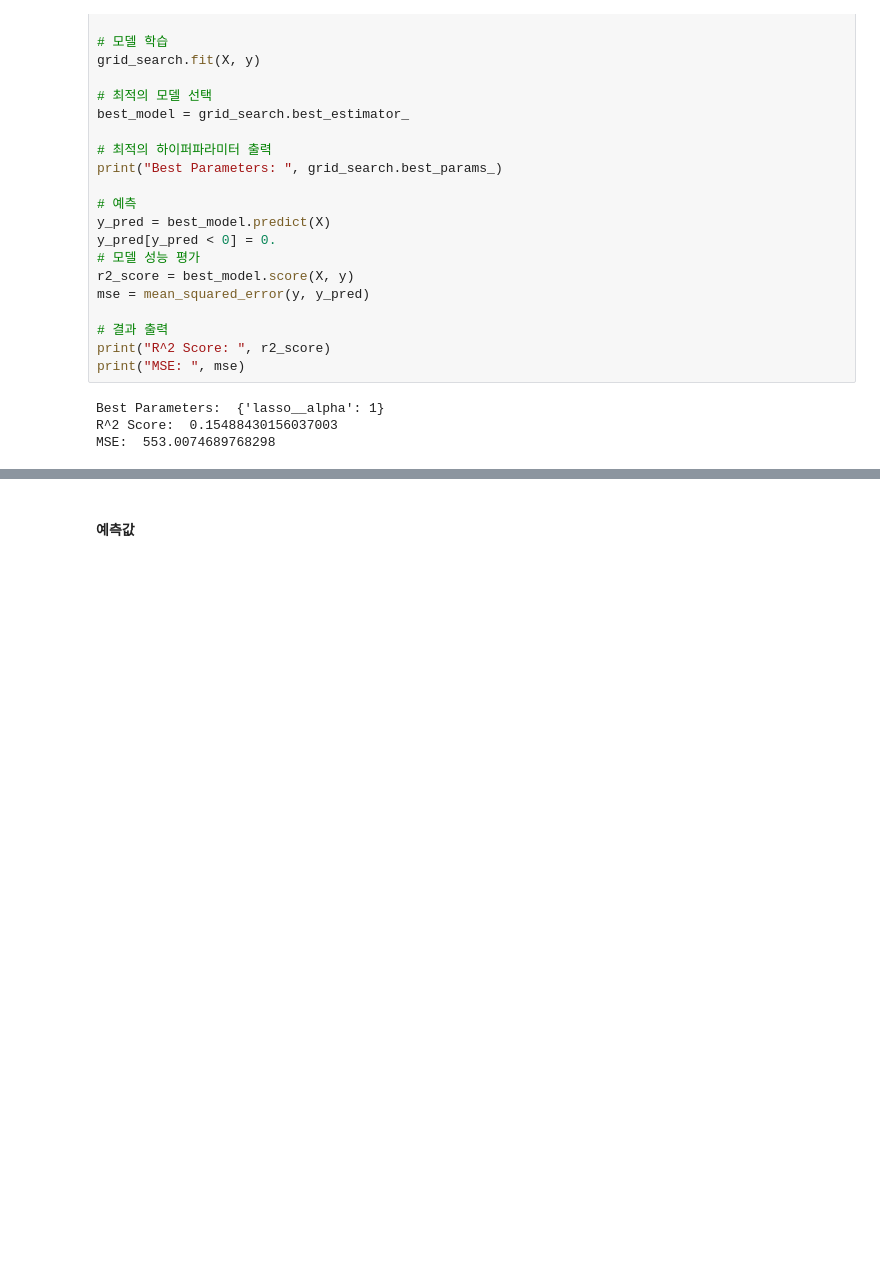
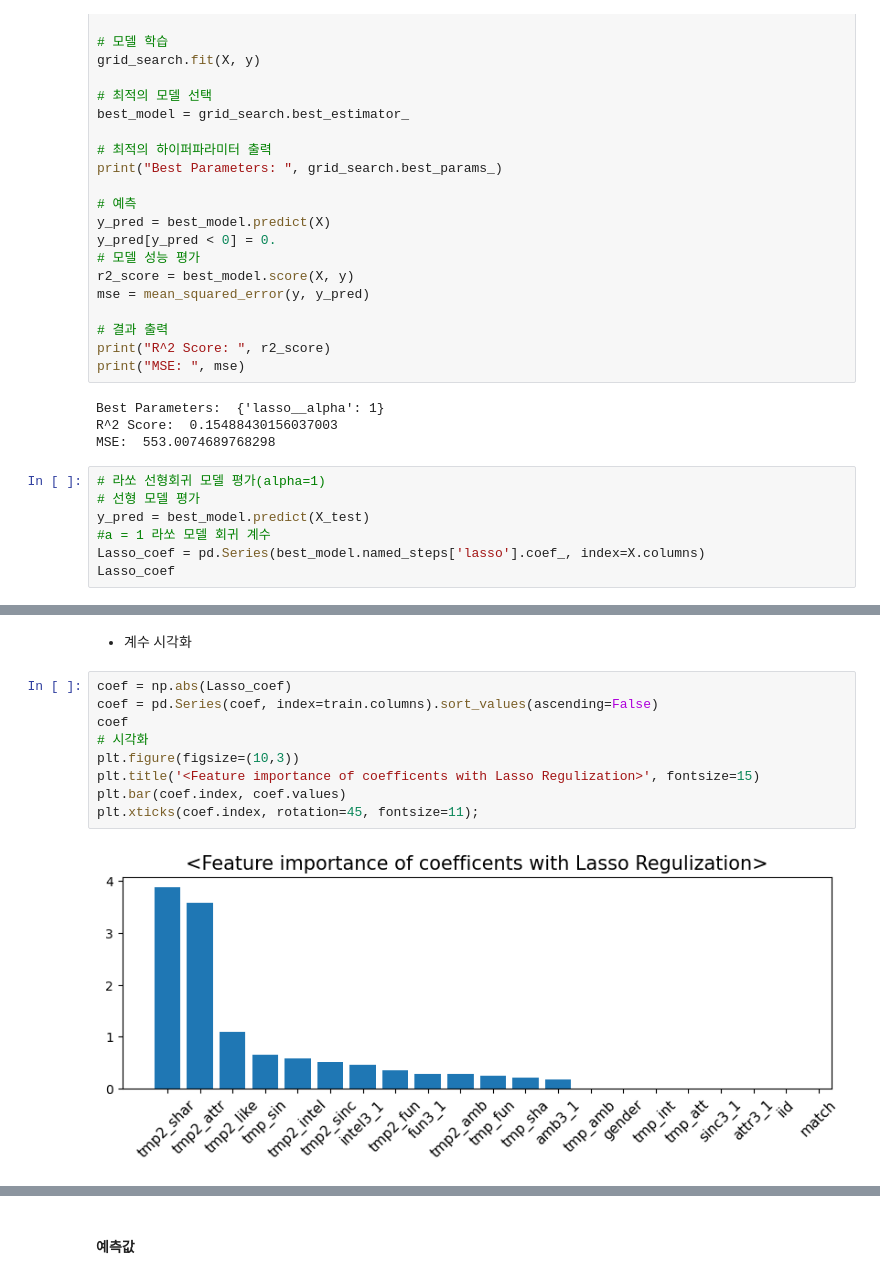
Before and after one commit to i-am-not-kangjik/Well-Founded-Confidence, a Jupyter notebook: Gyuheon/Models.ipynb, the cells around one changed output, grey strips where cells are left out. Drawn from its saved outputs; the diff is of its cells as text; blank space fills up the shorter version.

Commit message:
modeling

```diff
--- a/Gyuheon/Models.ipynb
+++ b/Gyuheon/Models.ipynb
@@ -564,3 +544,10 @@ print("MSE: ", mse)
 Best Parameters:  {'lasso__alpha': 1}
 R^2 Score:  0.15488430156037003
 MSE:  553.0074689768298
+# %%
+# 라쏘 선형회귀 모델 평가(alpha=1)
+# 선형 모델 평가
+y_pred = best_model.predict(X_test)
+#a = 1 라쏘 모델 회귀 계수
+Lasso_coef = pd.Series(best_model.named_steps['lasso'].coef_, index=X.columns)
+Lasso_coef
@@ -566,0 +572,13 @@ MSE:  553.0074689768298
+# %% [markdown]
+- 계수 시각화
+# %%
+coef = np.abs(Lasso_coef)
+coef = pd.Series(coef, index=train.columns).sort_values(ascending=False)
+coef
+# 시각화
+plt.figure(figsize=(10,3))
+plt.title('<Feature importance of coefficents with Lasso Regulization>', fontsize=15)
+plt.bar(coef.index, coef.values)
+plt.xticks(coef.index, rotation=45, fontsize=11);
+# %% [output]
+[figure, added]
```
Also changed, not shown: parts of 12 cells of this notebook.
